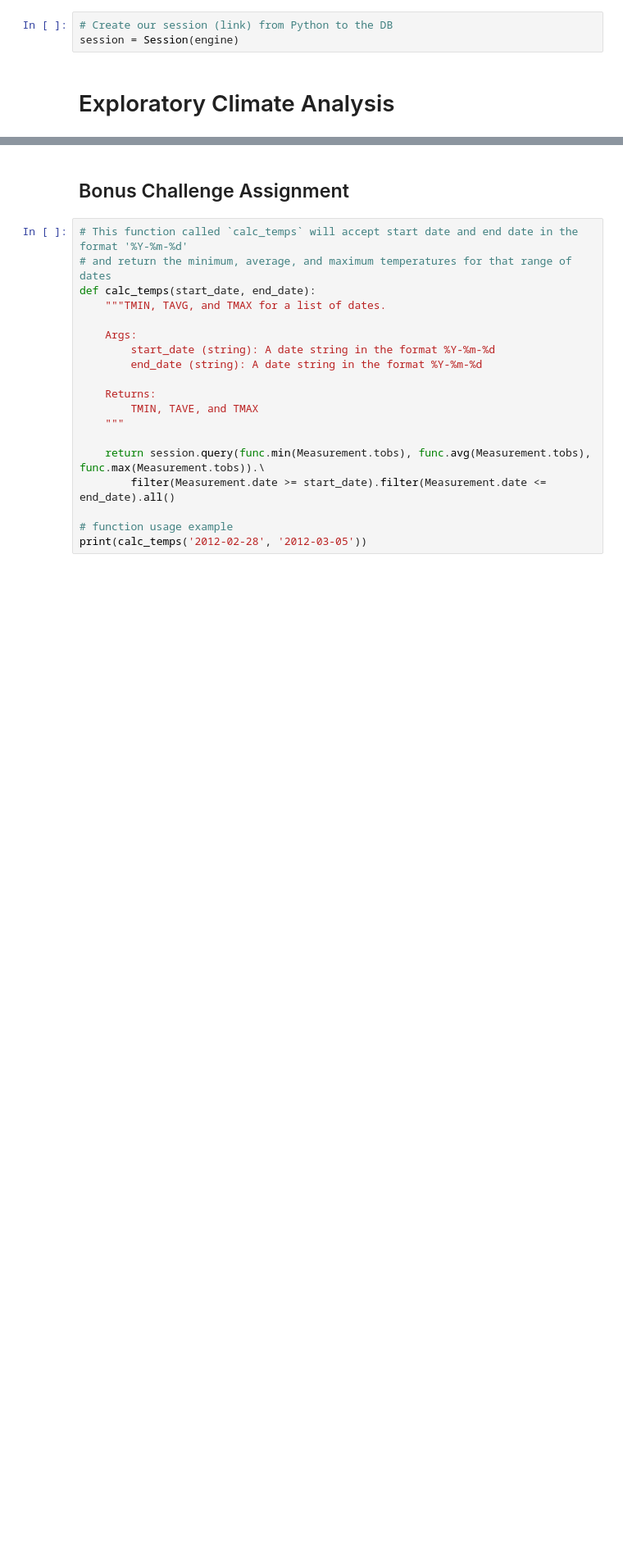
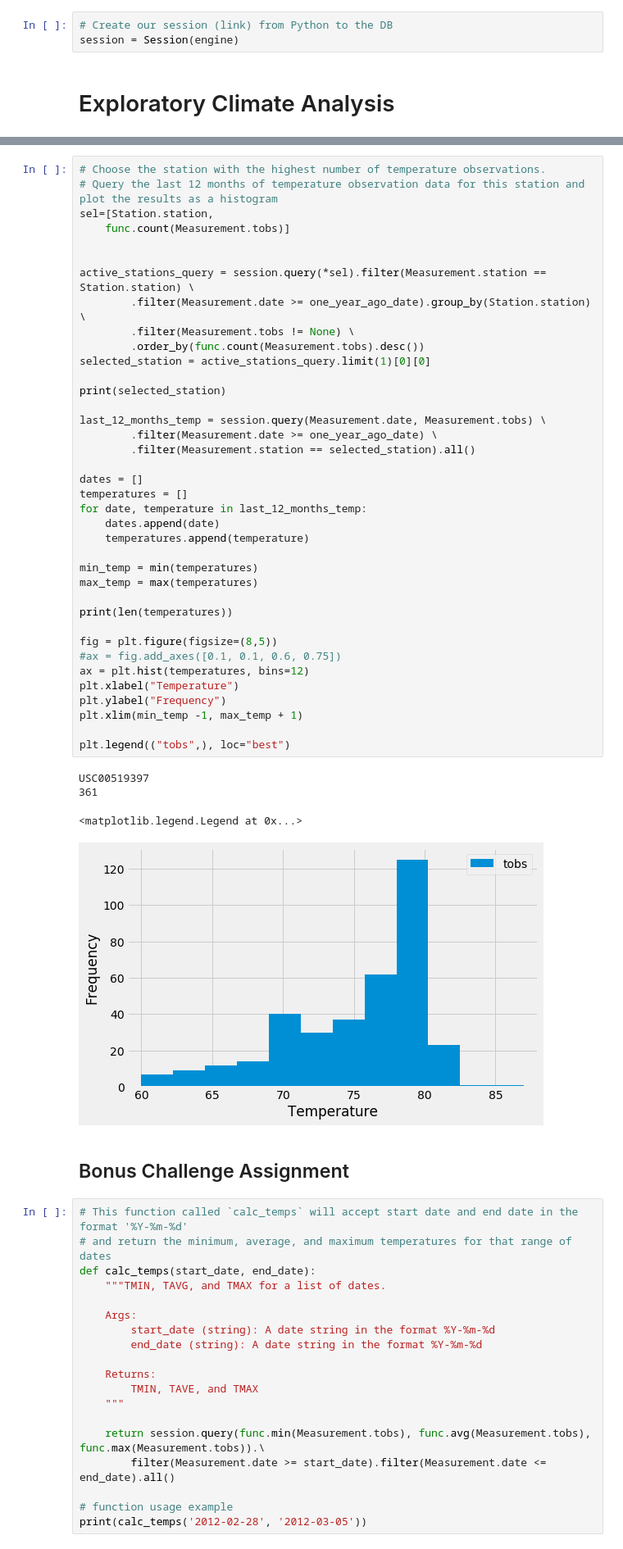
Before and after one commit to gshreve01/sqlalchemy-challenge, a Jupyter notebook: climate_starter.ipynb, the cells around one changed output, grey strips where cells are left out. Shown at 82% size. Drawn from its saved outputs; the diff is of its cells as text; blank space fills up the shorter version.

```diff
--- a/climate_starter.ipynb
+++ b/climate_starter.ipynb
@@ -157,3 +190,46 @@ plt.show()
+# %%
+# Choose the station with the highest number of temperature observations.
+# Query the last 12 months of temperature observation data for this station and plot the results as a histogram
+sel=[Station.station,
+    func.count(Measurement.tobs)]
+
+
+active_stations_query = session.query(*sel).filter(Measurement.station == Station.station) \
+        .filter(Measurement.date >= one_year_ago_date).group_by(Station.station) \
+        .filter(Measurement.tobs != None) \
+        .order_by(func.count(Measurement.tobs).desc())
+selected_station = active_stations_query.limit(1)[0][0]
+
+print(selected_station)
+
+last_12_months_temp = session.query(Measurement.date, Measurement.tobs) \
+        .filter(Measurement.date >= one_year_ago_date) \
+        .filter(Measurement.station == selected_station).all()
+
+dates = []
+temperatures = []
+for date, temperature in last_12_months_temp:
+    dates.append(date)
+    temperatures.append(temperature)
+
+min_temp = min(temperatures)
+max_temp = max(temperatures)
+
+print(len(temperatures))
+
+fig = plt.figure(figsize=(8,5))
+#ax = fig.add_axes([0.1, 0.1, 0.6, 0.75])
+ax = plt.hist(temperatures, bins=12)
+plt.xlabel("Temperature")
+plt.ylabel("Frequency")
+plt.xlim(min_temp -1, max_temp + 1)
+
+plt.legend(("tobs",), loc="best")
+# %% [output]
+USC00519397
+361
+<matplotlib.legend.Legend at 0x...>
+[figure, added]
 # %% [markdown]
 ## Bonus Challenge Assignment
 # %%
```
Also changed, not shown: parts of 9 cells of this notebook.
